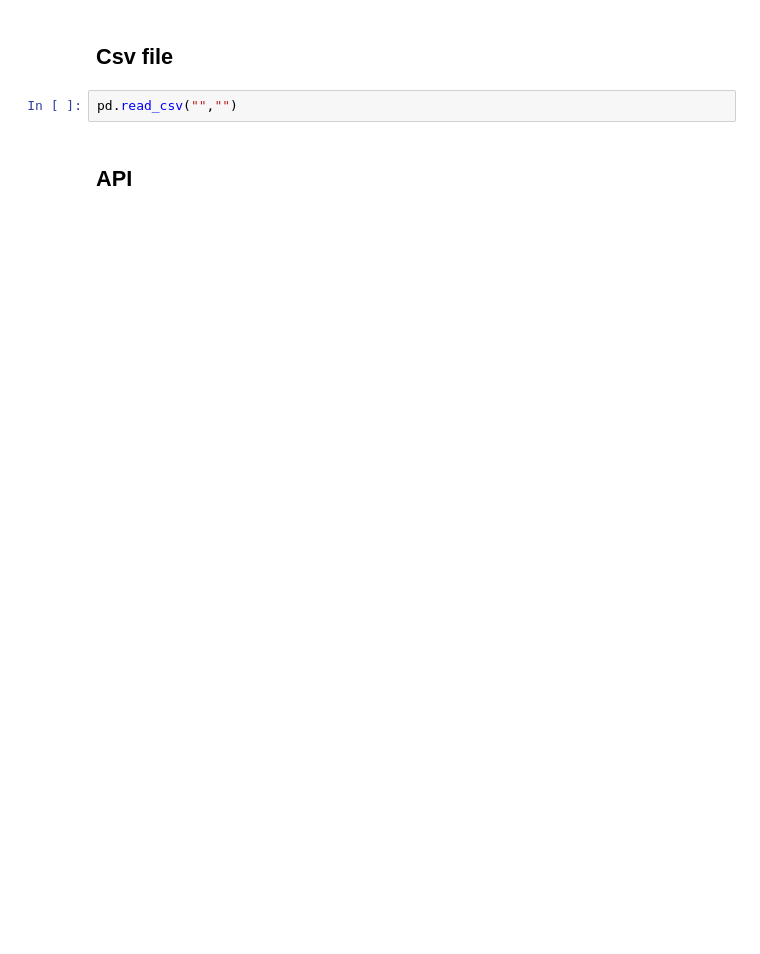
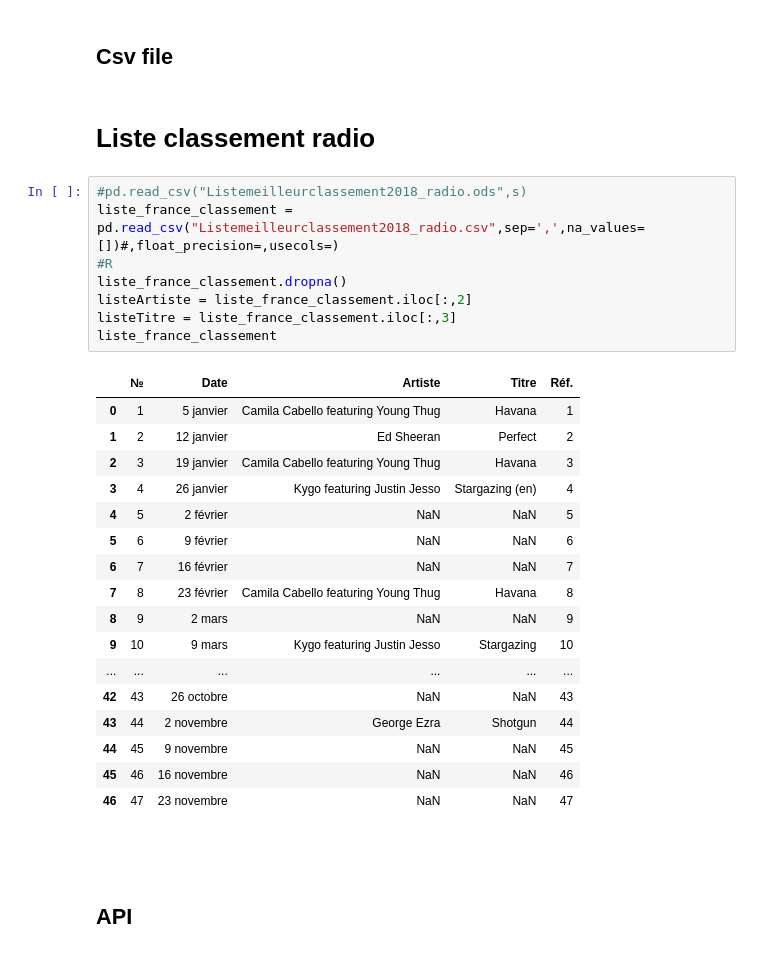
Before and after one commit to HackoeursTendres/Hackathon_KitBigData, a Jupyter notebook: Karine_Petrus/Hackaton_final.ipynb, the cells around one changed output. Cells and saved outputs as stored; diff of their text form; blank space fills up the shorter version.

```diff
--- a/Karine_Petrus/Hackaton_final.ipynb
+++ b/Karine_Petrus/Hackaton_final.ipynb
@@ -30,6 +83,34 @@ doc = BeautifulSoup(html_doc, "html.parser")
 # %% [markdown]
 ## Csv file
-# %%
-pd.read_csv("","")
+# %% [markdown]
+# Liste classement radio
+# %%
+#pd.read_csv("Listemeilleurclassement2018_radio.ods",s)
+liste_france_classement = pd.read_csv("Listemeilleurclassement2018_radio.csv",sep=',',na_values=[])#,float_precision=,usecols=)
+#R
+liste_france_classement.dropna()
+listeArtiste = liste_france_classement.iloc[:,2]
+listeTitre = liste_france_classement.iloc[:,3]
+liste_france_classement
+# %% [output]
+|  | № | Date | Artiste | Titre | Réf. |
+| 0 | 1 | 5 janvier | Camila Cabello featuring Young Thug | Havana | 1 |
+| 1 | 2 | 12 janvier | Ed Sheeran | Perfect | 2 |
+| 2 | 3 | 19 janvier | Camila Cabello featuring Young Thug | Havana | 3 |
+| 3 | 4 | 26 janvier | Kygo featuring Justin Jesso | Stargazing (en) | 4 |
+| 4 | 5 | 2 février | NaN | NaN | 5 |
+| 5 | 6 | 9 février | NaN | NaN | 6 |
+| 6 | 7 | 16 février | NaN | NaN | 7 |
+| 7 | 8 | 23 février | Camila Cabello featuring Young Thug | Havana | 8 |
+| 8 | 9 | 2 mars | NaN | NaN | 9 |
+| 9 | 10 | 9 mars | Kygo featuring Justin Jesso | Stargazing | 10 |
+| ... | ... | ... | ... | ... | ... |
+| 42 | 43 | 26 octobre | NaN | NaN | 43 |
+| 43 | 44 | 2 novembre | George Ezra | Shotgun | 44 |
+| 44 | 45 | 9 novembre | NaN | NaN | 45 |
+| 45 | 46 | 16 novembre | NaN | NaN | 46 |
+| 46 | 47 | 23 novembre | NaN | NaN | 47 |
+# %% [markdown]
+#
 # %% [markdown]
 ## API
```
Also changed, not shown: parts of 14 cells of this notebook, 1 other file.
